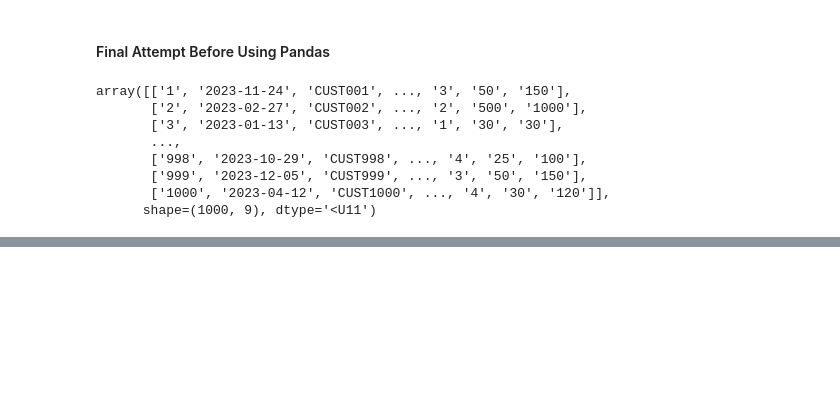
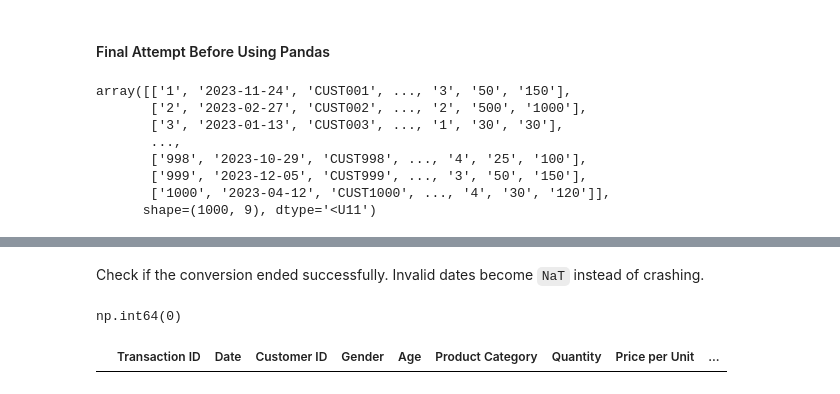
Before and after one commit to heleneInsights/retail-sales-analysis, a Jupyter notebook: notebooks/retail-sales-analysis-numpy.ipynb, the cells around one changed output, grey strips where cells are left out. Saved outputs shown, nothing was run; the diff lists cells and outputs as text; code cells hidden in the pictures; blank space fills up the shorter version.

```diff
--- a/notebooks/retail-sales-analysis-numpy.ipynb
+++ b/notebooks/retail-sales-analysis-numpy.ipynb
@@ -317,0 +345,12 @@ array([['1', '2023-11-24', 'CUST001', ..., '3', '50', '150'],
+# %% [markdown]
+Check if the conversion ended successfully.
+Invalid dates become `NaT` instead of crashing.
+# %%
+df_clean["Date"] = pd.to_datetime(df_clean["Date"], errors="coerce")
+df_clean["Date"].isna().sum()
+# %% [output]
+np.int64(0)
+# %%
+df_clean[df_clean["Date"].isna()]
+# %% [output]
+|  | Transaction ID | Date | Customer ID | Gender | Age | Product Category | Quantity | Price per Unit | ... |
```
Also changed, not shown: parts of 14 cells of this notebook.
